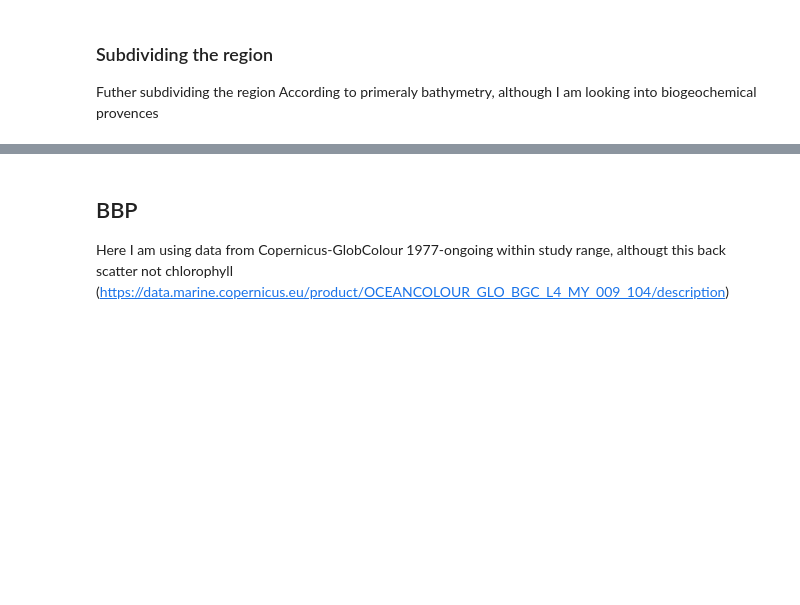
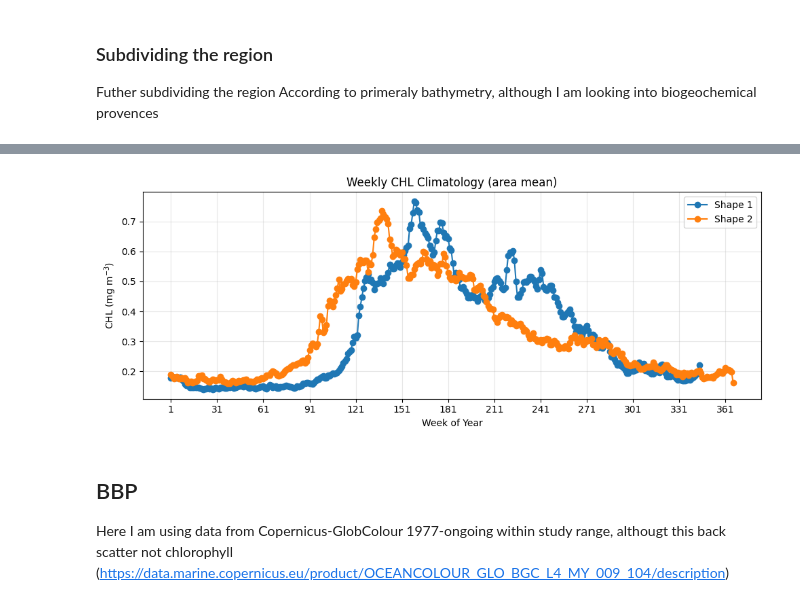
Before and after one commit to ROYVNZ/Masters, a Jupyter notebook: Scripts/Satellite_data.ipynb, the cells around one changed output, grey strips where cells are left out. Saved outputs shown, nothing was run; the diff lists cells and outputs as text; code cells hidden in the pictures; blank space fills up the shorter version.

```diff
--- a/Scripts/Satellite_data.ipynb
+++ b/Scripts/Satellite_data.ipynb
@@ -286,3 +326,40 @@ plt.show()
+# %%
+# Weekly Shape Climatology, (starting at Monday)
+
+# Selecting by day, and assingning day a "day of the year"
+Shape1_D = Shape1_CHL.resample(time='1D').mean()
+Shape2_D = Shape2_CHL.resample(time='1D').mean()
+
+Shape1_day = Shape1_D.assign_coords(doy=Shape1_D["time"].dt.dayofyear)
+Shape2_day = Shape2_D.assign_coords(doy=Shape2_D["time"].dt.dayofyear)
+
+# Creating Weekly climatology across all years (1..53 possible)
+Shape1_clim365 = Shape1_day.groupby("doy").mean("time")
+Shape2_clim365 = Shape2_day.groupby("doy").mean("time")
+
+# Spatial mean to get 1D weekly series
+Shape1_area_mean = Shape1_clim365.mean(dim=("latitude","longitude"), skipna=True)
+Shape2_area_mean = Shape2_clim365.mean(dim=("latitude","longitude"), skipna=True)
+
+
+# 4) Plot
+fig, ax = plt.subplots(figsize=(10,4))
+Shape1_area_mean.plot(ax=ax, marker='o', label='Shape 1')
+Shape2_area_mean.plot(ax=ax, marker='o', label='Shape 2')
+
+ax.set_title('Weekly CHL Climatology (area mean)')
+ax.set_xlabel('Week of Year')
+ax.set_ylabel('CHL (mg m$^{-3}$)')
+
+
+ax.set_xticks(np.arange(1, 367, 30))
+
+ax.grid(True, alpha=0.3)
+ax.legend()
+plt.tight_layout()
+plt.show()
+# %% [output]
+[figure, added]
 # %% [markdown]
 ## BBP
 
```
Also changed, not shown: parts of 4 cells of this notebook, 1 other file.
